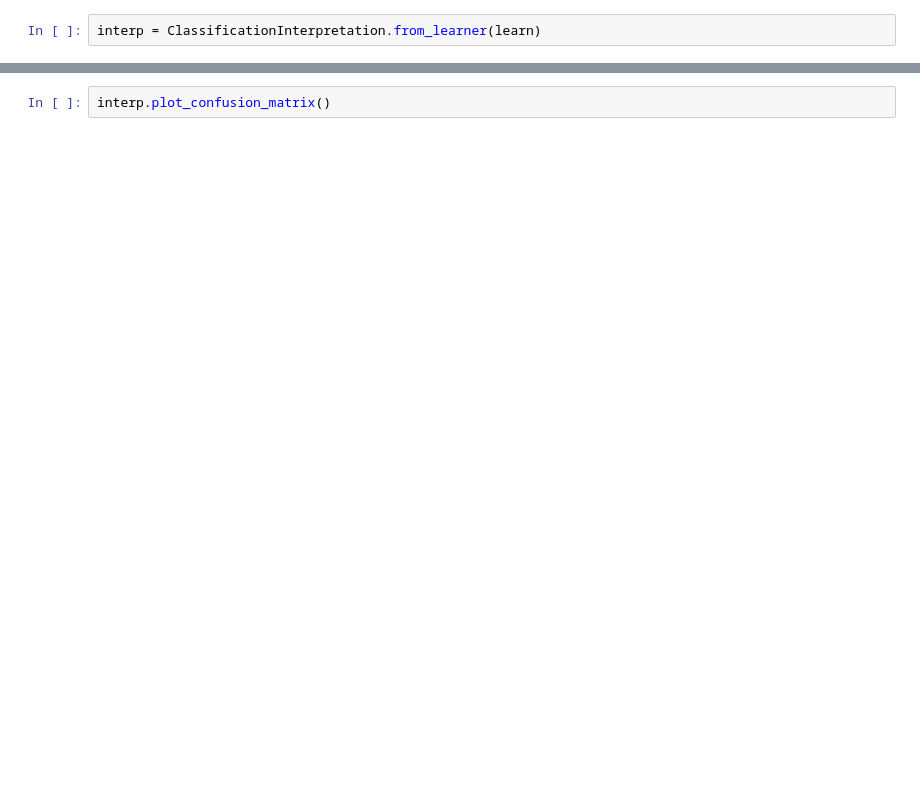
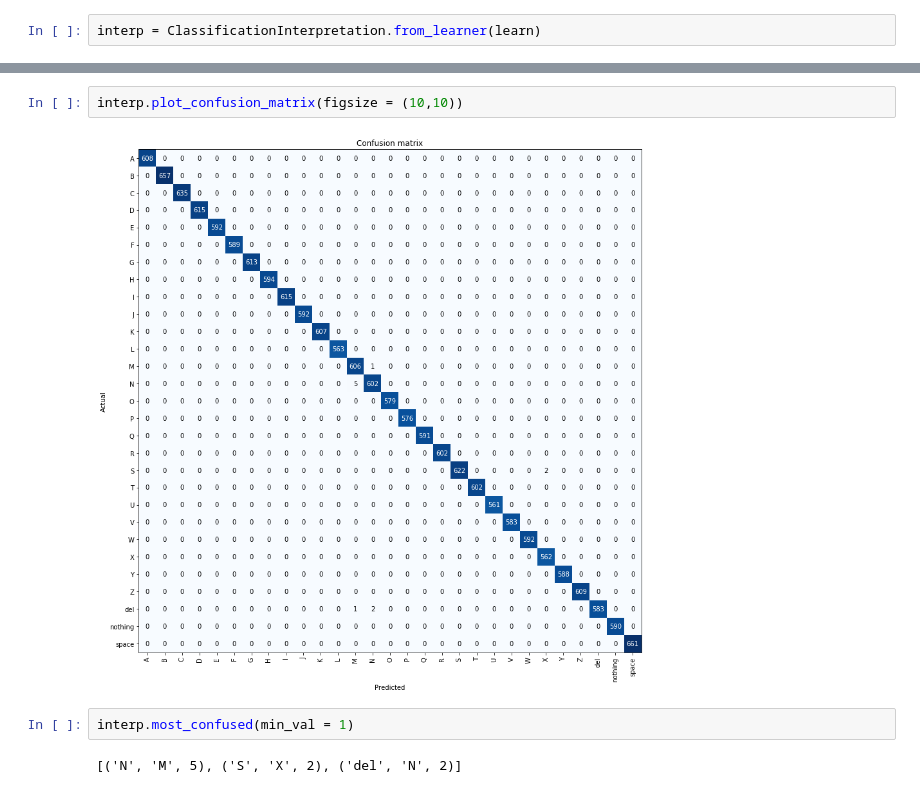
Before and after one commit to DaVeY79/gesture-lingua-backend, a Jupyter notebook: experiments/notebooks/asl_image_recognition2.ipynb, the cells around one changed output, grey strips where cells are left out. Saved outputs shown, nothing was run; the diff lists cells and outputs as text; blank space fills up the shorter version.

```diff
--- a/experiments/notebooks/asl_image_recognition2.ipynb
+++ b/experiments/notebooks/asl_image_recognition2.ipynb
@@ -47,5 +104,11 @@ interp.plot_top_losses(9, figsize=(6,6))
 # %%
-interp.plot_confusion_matrix()
+interp.plot_confusion_matrix(figsize = (10,10))
+# %% [output]
+[figure, added]
+# %%
+interp.most_confused(min_val = 1)
+# %% [output]
+[('N', 'M', 5), ('S', 'X', 2), ('del', 'N', 2)]
 # %%
 img = learn.data.train_ds[0][0]
 learn.predict(img)
```
Also changed, not shown: parts of 45 cells of this notebook, 4 other files.
